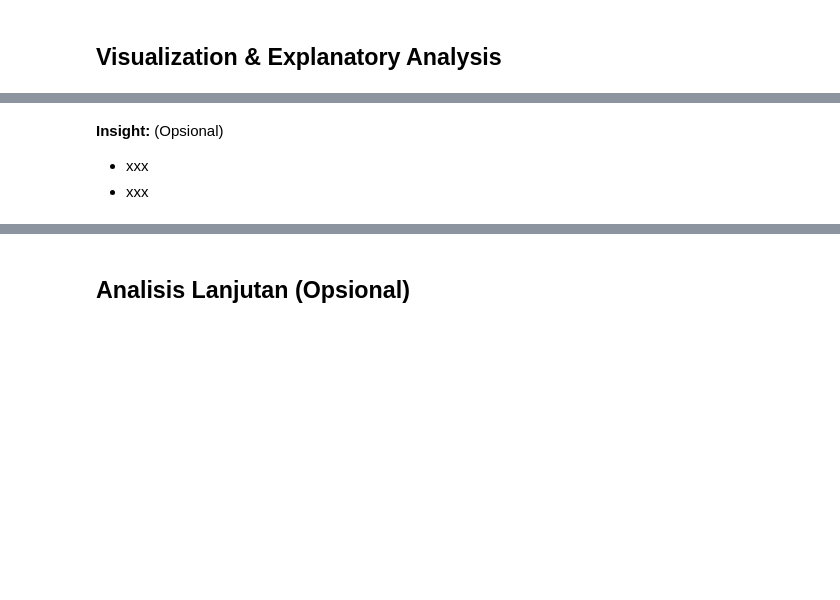
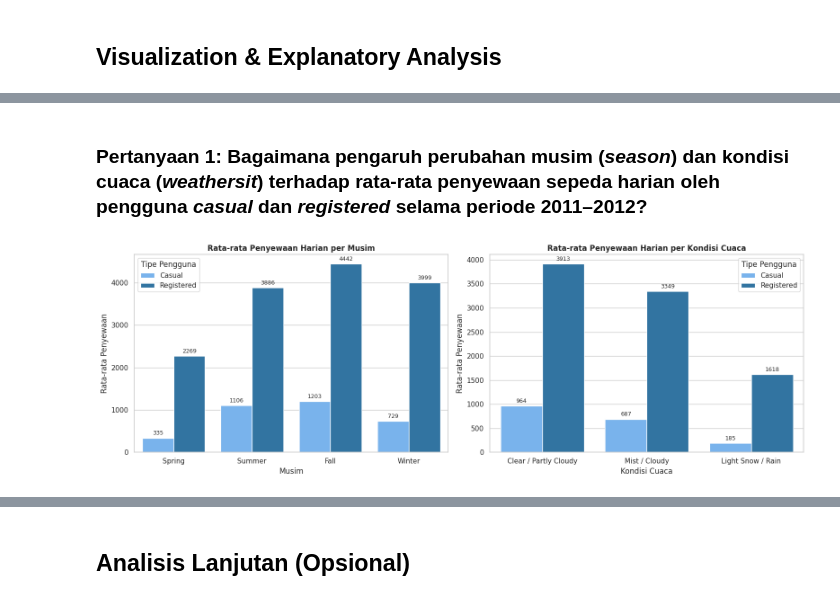
Before and after one commit to KhamimMaruf/bike-sharing-analytics, a Jupyter notebook: notebook.ipynb, the cells around one changed output, grey strips where cells are left out. Saved outputs shown, nothing was run; the diff lists cells and outputs as text; code cells hidden in the pictures; blank space fills up the shorter version.

```diff
--- a/notebook.ipynb
+++ b/notebook.ipynb
@@ -47,5 +46,12 @@ Keterangan:
 # %% [markdown]
 ## Import Semua Packages/Library yang Digunakan
+# %%
+import numpy as np
+import pandas as pd
+import matplotlib.pyplot as plt
+import seaborn as sns
+
+sns.set(style="whitegrid")
 # %% [markdown]
 ## Data Wrangling
 # %% [markdown]
@@ -58,0 +63,9 @@ Keterangan:
+# %%
+day_df = pd.read_csv("day.csv")
+hour_df = pd.read_csv("hour.csv")
+
+print("Data Harian (day_df):", day_df.shape)
+display(day_df.head())
+
+print("\nData Per Jam (hour_df):", hour_df.shape)
+display(hour_df.head())
@@ -93,4 +288,59 @@ Keterangan:
-# %% [markdown]
-**Insight:** (Opsional)
-- xxx
-- xxx
+# %% [markdown]
+### Pertanyaan 1: Bagaimana pengaruh perubahan musim (*season*) dan kondisi cuaca (*weathersit*) terhadap rata-rata penyewaan sepeda harian oleh pengguna *casual* dan *registered* selama periode 2011–2012?
+# %%
+fig, axes = plt.subplots(1, 2, figsize=(16, 5.5))
+
+# Grafik 1: Pengaruh Musim
+season_order = ['Spring', 'Summer', 'Fall', 'Winter']
+season_melt = day_df.melt(
+    id_vars='season',
+    value_vars=['casual', 'registered'],
+    var_name='user_type',
+    value_name='avg_rentals'
+)
+sns.barplot(
+    data=season_melt,
+    x='season',
+    y='avg_rentals',
+    hue='user_type',
+    order=season_order,
+    palette=['#66b3ff', '#1f77b4'],
+    errorbar=None,
+    ax=axes[0]
+)
+axes[0].set_title("Rata-rata Penyewaan Harian per Musim", fontsize=12, fontweight='bold')
+axes[0].set_xlabel("Musim")
+axes[0].set_ylabel("Rata-rata Penyewaan")
+axes[0].legend(title="Tipe Pengguna", labels=["Casual", "Registered"])
+for container in axes[0].containers:
+    axes[0].bar_label(container, fmt='%.0f', padding=3, fontsize=9)
+
+# Grafik 2: Pengaruh Kondisi Cuaca
+weather_order = ['Clear / Partly Cloudy', 'Mist / Cloudy', 'Light Snow / Rain']
+weather_melt = day_df.melt(
+    id_vars='weather_condition',
+    value_vars=['casual', 'registered'],
+    var_name='user_type',
+    value_name='avg_rentals'
+)
+sns.barplot(
+    data=weather_melt,
+    x='weather_condition',
+    y='avg_rentals',
+    hue='user_type',
+    order=weather_order,
+    palette=['#66b3ff', '#1f77b4'],
+    errorbar=None,
+    ax=axes[1]
+)
+axes[1].set_title("Rata-rata Penyewaan Harian per Kondisi Cuaca", fontsize=12, fontweight='bold')
+axes[1].set_xlabel("Kondisi Cuaca")
+axes[1].set_ylabel("Rata-rata Penyewaan")
+axes[1].legend(title="Tipe Pengguna", labels=["Casual", "Registered"])
+for container in axes[1].containers:
+    axes[1].bar_label(container, fmt='%.0f', padding=3, fontsize=9)
+
+plt.tight_layout()
+plt.show()
+# %% [output]
+[figure, added]
```
Also changed, not shown: parts of 35 cells of this notebook.
